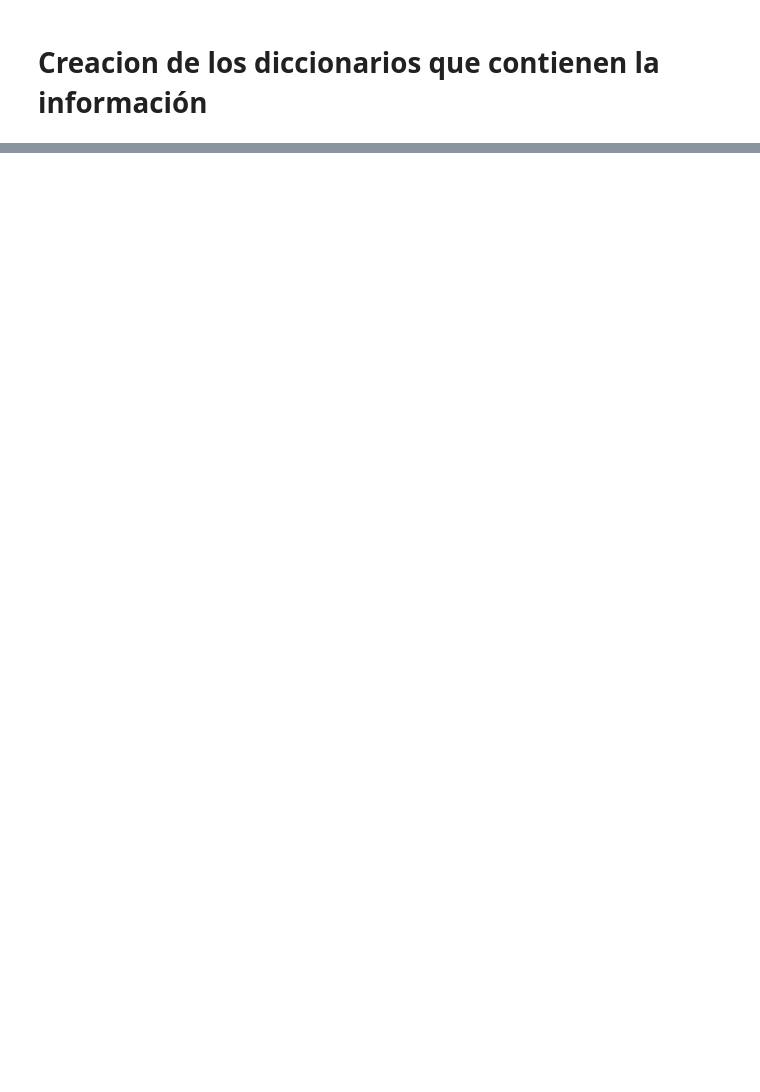
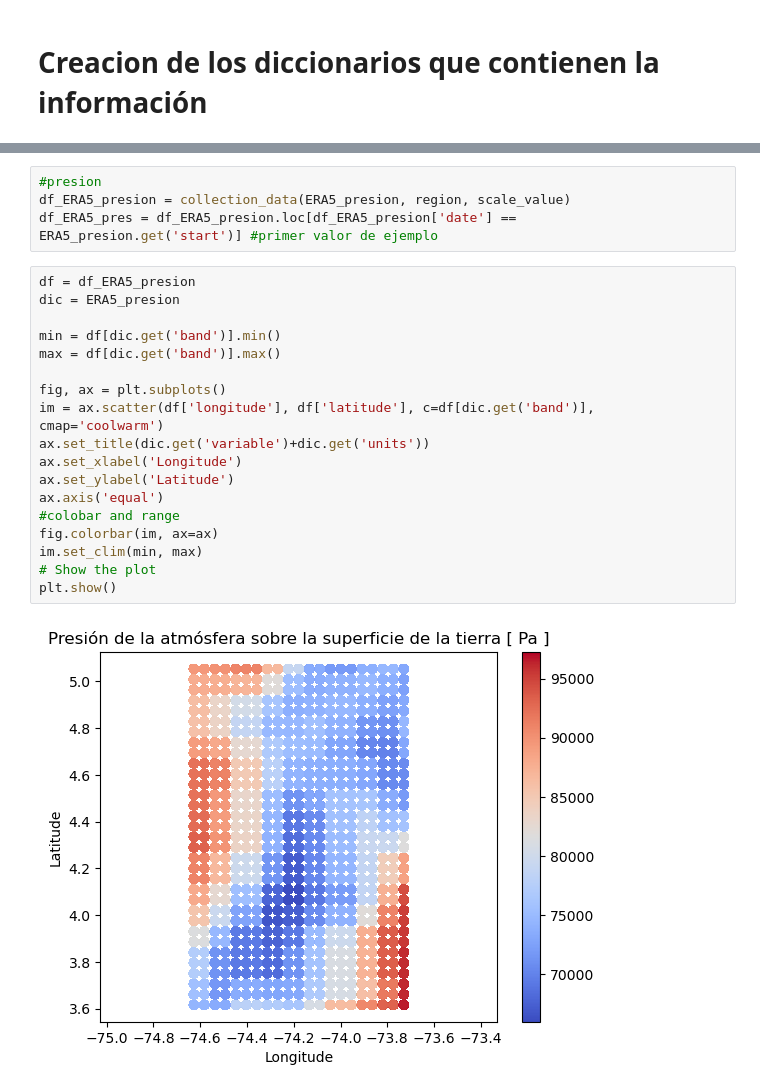
Before and after one commit to seforeros/renewable_BOG, a Jupyter notebook: gee_data_information/GEE_ERA5_data.ipynb, the cells around one changed output, grey strips where cells are left out. Cells and saved outputs as stored; diff of their text form; blank space fills up the shorter version.

```diff
--- a/gee_data_information/GEE_ERA5_data.ipynb
+++ b/gee_data_information/GEE_ERA5_data.ipynb
@@ -161,0 +214,24 @@ plt.show()
+# %%
+#presion
+df_ERA5_presion = collection_data(ERA5_presion, region, scale_value)
+df_ERA5_pres = df_ERA5_presion.loc[df_ERA5_presion['date'] == ERA5_presion.get('start')] #primer valor de ejemplo
+# %%
+df = df_ERA5_presion
+dic = ERA5_presion
+
+min = df[dic.get('band')].min()
+max = df[dic.get('band')].max()
+
+fig, ax = plt.subplots()
+im = ax.scatter(df['longitude'], df['latitude'], c=df[dic.get('band')], cmap='coolwarm')
+ax.set_title(dic.get('variable')+dic.get('units'))
+ax.set_xlabel('Longitude')
+ax.set_ylabel('Latitude')
+ax.axis('equal')
+#colobar and range
+fig.colorbar(im, ax=ax)
+im.set_clim(min, max)
+# Show the plot
+plt.show()
+# %% [output]
+[figure, added]
```
Also changed, not shown: parts of 16 cells of this notebook, 7 other files.
